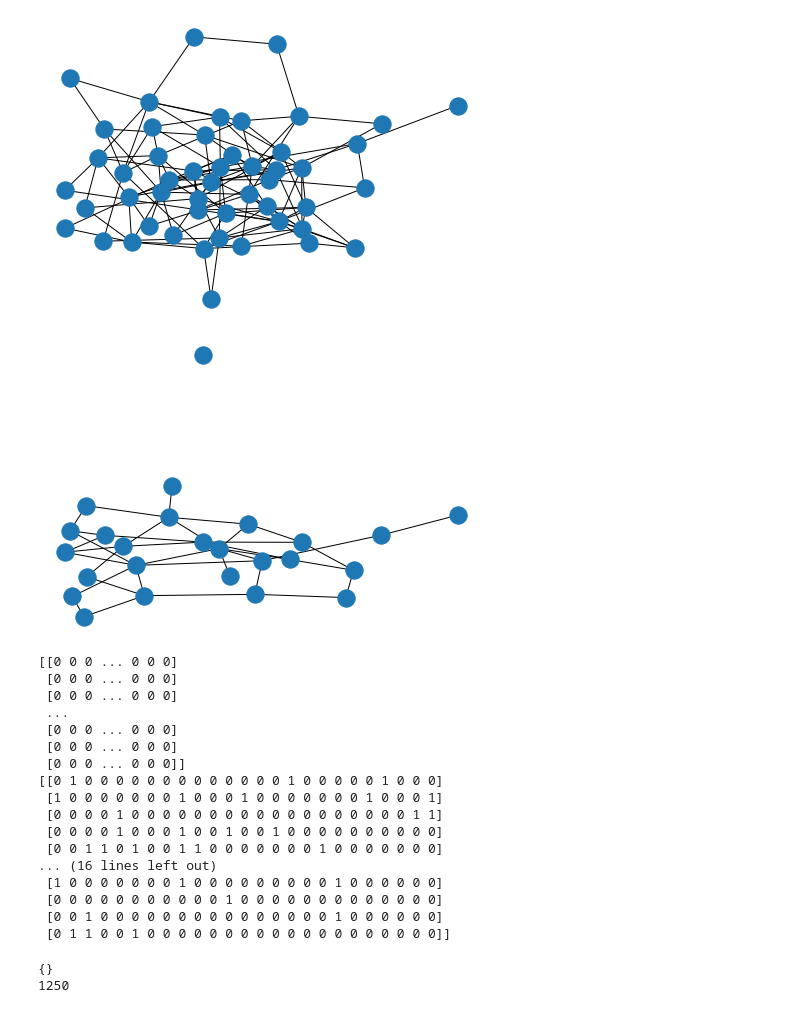
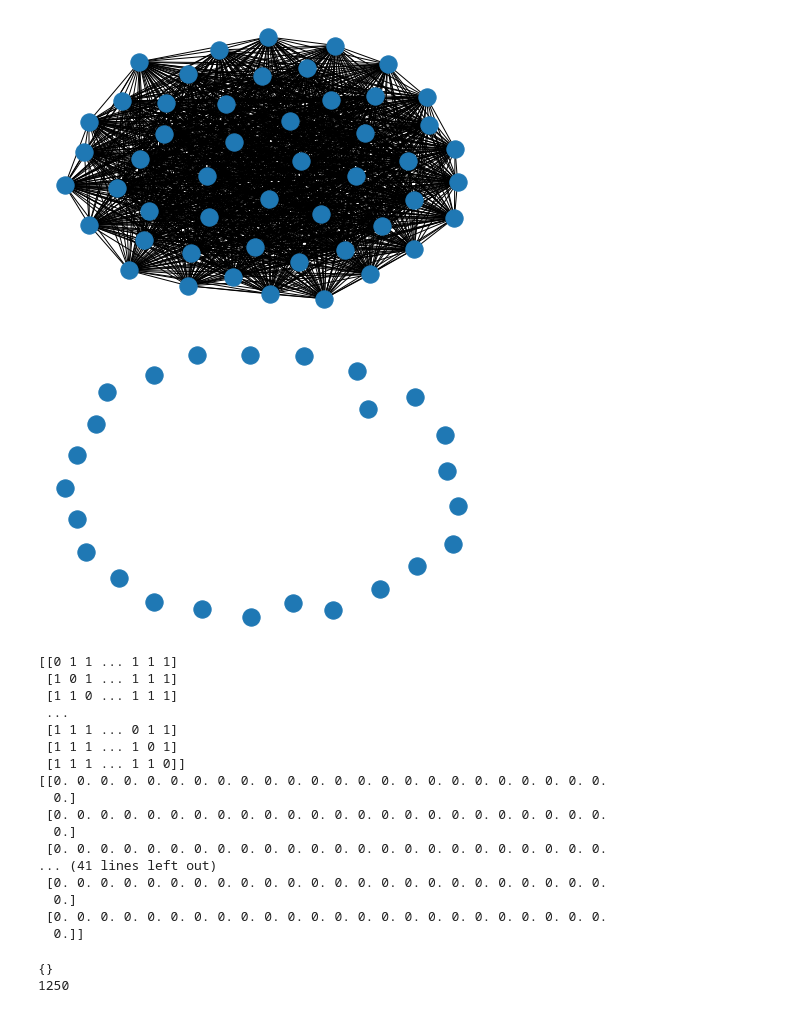
Before and after one commit to rajeshkpandey/AWESOME-FER, a Jupyter notebook: Epidemics_ABM.ipynb, the cells around one changed output. Drawn from its saved outputs; the diff is of its cells as text; code cells hidden in the pictures.

```diff
--- a/Epidemics_ABM.ipynb
+++ b/Epidemics_ABM.ipynb
@@ -3,36 +3,36 @@
 # %%
 #Erdos-Renyi Graph in Networkx
 import random
 import copy
 from networkx import nx
 import matplotlib.pyplot as plt
 
 N = 50  # 50 Indian Cities
 K = 25000  # 400000 Agents(people under influence)
 #M = 30  # 30 Edges
 NN = 25 # 50 nodes contact network of Cities
 
 
 #Graph = nx.gnm_random_graph(N, M)
 
-P = .1 #Probabibilty for Node Connection in random graph
-PP = .1
+P = 1 #Probabibilty for Node Connection in random graph
+PP = 0
 Graph = nx.erdos_renyi_graph(N,P) # Use Networkx to generate a random graph of N nodes being connected with probability P.
 GraphN = nx.erdos_renyi_graph(NN,PP)
 
 
 # some network properties
 #print("the adjacency list")
 #for line in nx.generate_adjlist(Graph):
 #    print(line)
 
 nx.draw(Graph)
 plt.show()
 nx.draw(GraphN)
 plt.show()
 # %% [output]
-[figure, old version]
+[figure, new version]
-[figure, old version]
+[figure, new version]
 # %%
 #!jupyter notebook --generate-config
 # %%
@@ -49,23 +49,23 @@ Adjacency_matrixN = AN.todense()
 print(Adjacency_matrix)
 print(Adjacency_matrixN)
 # %% [output]
-[[0 0 0 ... 0 0 0]
- [0 0 0 ... 0 0 0]
- [0 0 0 ... 0 0 0]
+[[0 1 1 ... 1 1 1]
+ [1 0 1 ... 1 1 1]
+ [1 1 0 ... 1 1 1]
  ...
- [0 0 0 ... 0 0 0]
- [0 0 0 ... 0 0 0]
- [0 0 0 ... 0 0 0]]
-[[0 1 0 0 0 0 0 0 0 0 0 0 0 0 0 1 0 0 0 0 0 1 0 0 0]
- [1 0 0 0 0 0 0 0 1 0 0 0 1 0 0 0 0 0 0 0 1 0 0 0 1]
- [0 0 0 0 1 0 0 0 0 0 0 0 0 0 0 0 0 0 0 0 0 0 0 1 1]
- [0 0 0 0 1 0 0 0 1 0 0 1 0 0 1 0 0 0 0 0 0 0 0 0 0]
- [0 0 1 1 0 1 0 0 1 1 0 0 0 0 0 0 0 1 0 0 0 0 0 0 0]
-... (16 lines left out)
- [1 0 0 0 0 0 0 0 1 0 0 0 0 0 0 0 0 0 1 0 0 0 0 0 0]
- [0 0 0 0 0 0 0 0 0 0 0 1 0 0 0 0 0 0 0 0 0 0 0 0 0]
- [0 0 1 0 0 0 0 0 0 0 0 0 0 0 0 0 0 0 1 0 0 0 0 0 0]
- [0 1 1 0 0 1 0 0 0 0 0 0 0 0 0 0 0 0 0 0 0 0 0 0 0]]
+ [1 1 1 ... 0 1 1]
+ [1 1 1 ... 1 0 1]
+ [1 1 1 ... 1 1 0]]
+[[0. 0. 0. 0. 0. 0. 0. 0. 0. 0. 0. 0. 0. 0. 0. 0. 0. 0. 0. 0. 0. 0. 0. 0.
+  0.]
+ [0. 0. 0. 0. 0. 0. 0. 0. 0. 0. 0. 0. 0. 0. 0. 0. 0. 0. 0. 0. 0. 0. 0. 0.
+  0.]
+ [0. 0. 0. 0. 0. 0. 0. 0. 0. 0. 0. 0. 0. 0. 0. 0. 0. 0. 0. 0. 0. 0. 0. 0.
+... (41 lines left out)
+ [0. 0. 0. 0. 0. 0. 0. 0. 0. 0. 0. 0. 0. 0. 0. 0. 0. 0. 0. 0. 0. 0. 0. 0.
+  0.]
+ [0. 0. 0. 0. 0. 0. 0. 0. 0. 0. 0. 0. 0. 0. 0. 0. 0. 0. 0. 0. 0. 0. 0. 0.
+  0.]]
 # %%
 #Empty Node Dictionary [ A Dictionary consisting list of agent states on Graph Nodes]
 Node = {}
```
Also changed, not shown: parts of 2 cells of this notebook.
